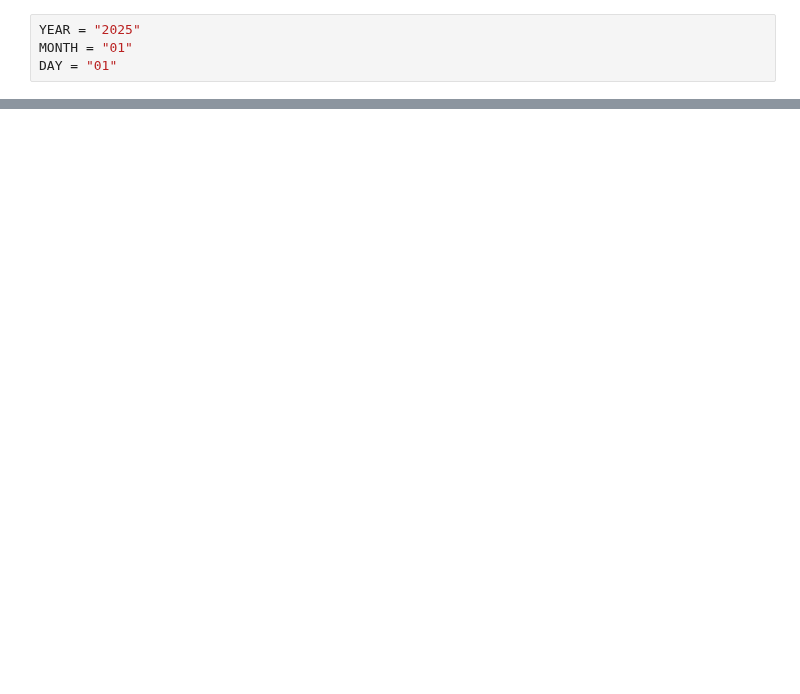
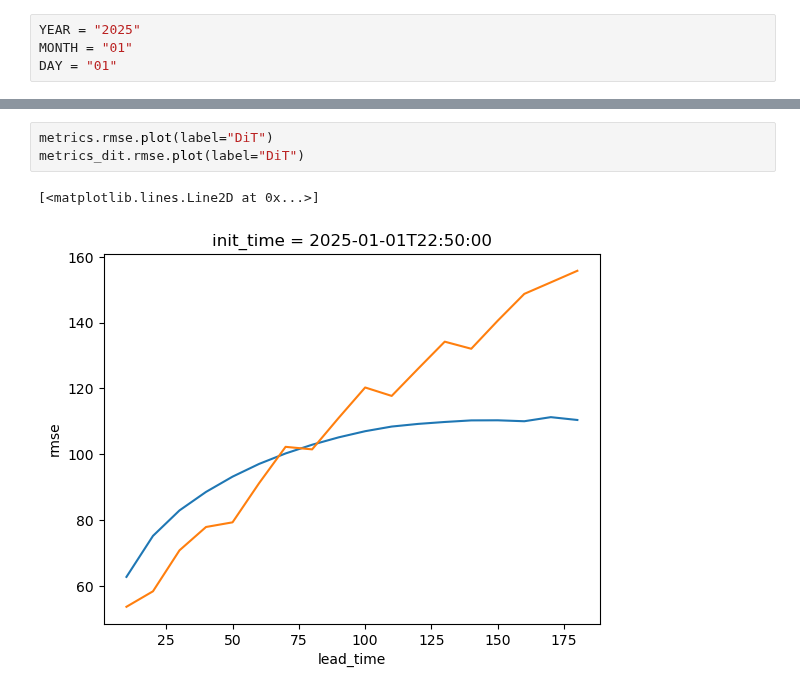
Before and after one commit to cdoedens/nowcast-evaluation, a Jupyter notebook: notebooks/calculate_metrics.ipynb, the cells around one changed output, grey strips where cells are left out. Saved outputs shown, nothing was run; the diff lists cells and outputs as text; blank space fills up the shorter version.

```diff
--- a/notebooks/calculate_metrics.ipynb
+++ b/notebooks/calculate_metrics.ipynb
@@ -154,0 +249,6 @@ dask.array<chunksize=(1, 1, 227, 326), meta=np.ndarray>
+# %%
+metrics.rmse.plot(label="DiT")
+metrics_dit.rmse.plot(label="DiT")
+# %% [output]
+[<matplotlib.lines.Line2D at 0x...>]
+[figure, added]
```
Also changed, not shown: parts of 14 cells of this notebook, 3 other files.
